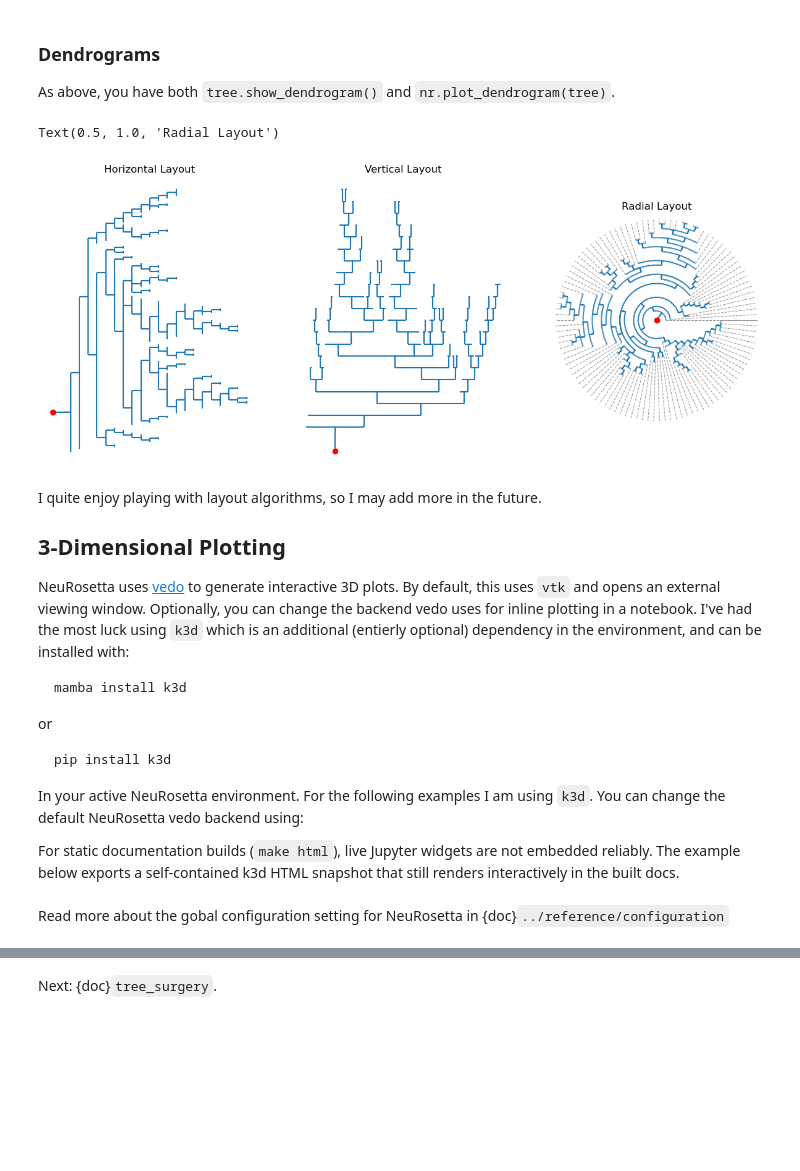
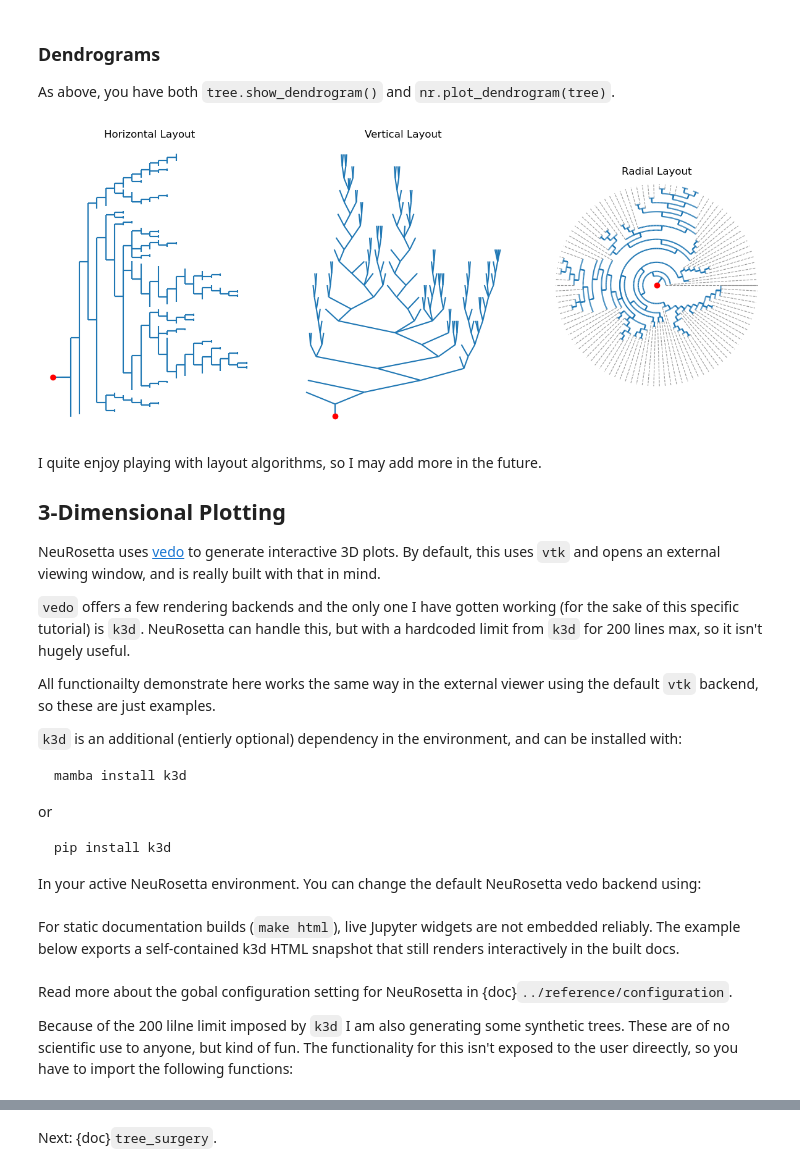
Before and after one commit to NikDrummond/NeuRosetta, a Jupyter notebook: docs/tutorials/plotting.ipynb, the cells around one changed output, grey strips where cells are left out. Cells and saved outputs as stored; diff of their text form; code cells hidden in the pictures; blank space fills up the shorter version.

````diff
--- a/docs/tutorials/plotting.ipynb
+++ b/docs/tutorials/plotting.ipynb
@@ -52,24 +52,33 @@ tree.show_2d(force_perspective=False, axes = axes[1])
 
 As above, you have both `tree.show_dendrogram()` and `nr.plot_dendrogram(tree)`.
 # %%
-fig, axes = plt.subplots(1,3, figsize = (15,6))
+fig, axes = plt.subplots(1, 3, figsize=(15, 6))
 
-tree.show_dendrogram(orientation = 'horizontal', axes = axes[0])
-tree.show_dendrogram(orientation = 'vertical', axes = axes[1])
-tree.show_dendrogram(orientation = 'radial', axes = axes[2], align_leaves = True)
+tree.show_dendrogram(orientation="horizontal", edge_style="orthogonal", axes=axes[0])
+tree.show_dendrogram(orientation="vertical", edge_style="diagonal", axes=axes[1])
+tree.show_dendrogram(
+    orientation="radial", axes=axes[2], edge_style="orthogonal", align_leaves=True
+)
 
-axes[0].set_title('Horizontal Layout')
-axes[1].set_title('Vertical Layout')
-axes[2].set_title('Radial Layout')
+axes[0].set_title("Horizontal Layout")
+axes[1].set_title("Vertical Layout")
+axes[2].set_title("Radial Layout")
+
+plt.show()
 # %% [output]
-Text(0.5, 1.0, 'Radial Layout')
-[figure, old version]
+[figure, new version]
 # %% [markdown]
 I quite enjoy playing with layout algorithms, so I may add more in the future.
 
 ## 3-Dimensional Plotting
 
-NeuRosetta uses [vedo](https://vedo.embl.es/site/index.html) to generate interactive 3D plots. By default, this uses `vtk` and opens an external viewing window. Optionally, you can change the backend vedo uses for inline plotting in a notebook. I've had the most luck using `k3d` which is an additional (entierly optional) dependency in the environment, and can be installed with:
+NeuRosetta uses [vedo](https://vedo.embl.es/site/index.html) to generate interactive 3D plots. By default, this uses `vtk` and opens an external viewing window, and is really built with that in mind.
+
+`vedo` offers a few rendering backends and the only one I have gotten working (for the sake of this specific tutorial) is `k3d`. NeuRosetta can handle this, but with a hardcoded limit from `k3d` for 200 lines max, so it isn't hugely useful.
+
+All functionailty demonstrate here works the same way in the external viewer using the default `vtk` backend, so these are just examples.
+
+`k3d` is an additional (entierly optional) dependency in the environment, and can be installed with:
 
 ```bash
 mamba install k3d
@@ -78,6 +87,4 @@ or
 ```bash
 pip install k3d
 ```
-In your active NeuRosetta environment. For the following examples I am using `k3d`. You can change the default NeuRosetta vedo backend using:
-
-For static documentation builds (`make html`), live Jupyter widgets are not embedded reliably. The example below exports a self-contained k3d HTML snapshot that still renders interactively in the built docs.
+In your active NeuRosetta environment. You can change the default NeuRosetta vedo backend using:
@@ -86,3 +93,9 @@ nr.config.configure(vedo_backend='k3d');
+# %% [markdown]
+
+
+For static documentation builds (`make html`), live Jupyter widgets are not embedded reliably. The example below exports a self-contained k3d HTML snapshot that still renders interactively in the built docs.
 # %% [markdown]
-Read more about the gobal configuration setting for NeuRosetta in {doc}`../reference/configuration`
+Read more about the gobal configuration setting for NeuRosetta in {doc}`../reference/configuration`.
+
+Because of the 200 lilne limit imposed by `k3d` I am also generating some synthetic trees. These are of no scientific use to anyone, but kind of fun. The functionality for this isn't exposed to the user direectly, so you have to import the following functions:
 # %%
````
Also changed, not shown: parts of 12 cells of this notebook, 32 other files.
